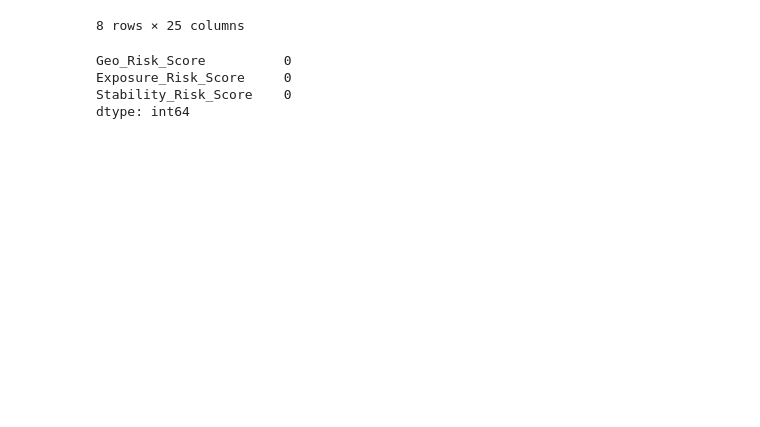
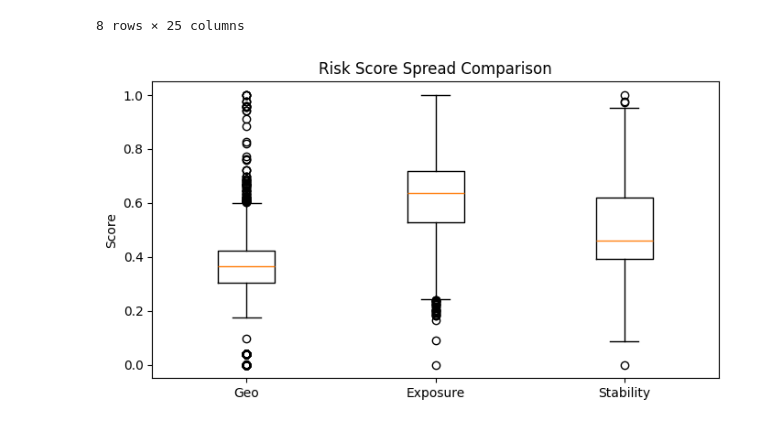
Before and after one commit to Deep6890/AEGIS-FIN, a Jupyter notebook: initial-bank-loan-risk-score-finder.ipynb, the cells around one changed output. Saved outputs shown, nothing was run; the diff lists cells and outputs as text; code cells hidden in the pictures; blank space fills up the shorter version.

```diff
--- a/initial-bank-loan-risk-score-finder.ipynb
+++ b/initial-bank-loan-risk-score-finder.ipynb
@@ -470,10 +470,25 @@ def build_three_scores(df):
                'Stability_Risk_Score']]
 
 scores = build_three_scores(cleanDF)
+scores['Baseline_Risk'] = (
+    0.4 * scores['Stability_Risk_Score'] +
+    0.35 * scores['Exposure_Risk_Score'] +
+    0.25 * scores['Geo_Risk_Score']
+)
+scores['Default'] = cleanDF['Default']
 
-scores.isnull().sum()
+scores.to_csv('d.csv')
-# %% [output]
-Geo_Risk_Score          0
-Exposure_Risk_Score     0
-Stability_Risk_Score    0
-dtype: int64
+# %%
+plt.figure(figsize=(7,4))
+plt.boxplot(
+    [scores['Geo_Risk_Score'],
+     scores['Exposure_Risk_Score'],
+     scores['Stability_Risk_Score']],
+    labels=['Geo', 'Exposure', 'Stability']
+)
+plt.title('Risk Score Spread Comparison')
+plt.ylabel('Score')
+plt.tight_layout()
+plt.show()
+# %% [output]
+[figure, added]
```
Also changed, not shown: parts of 5 cells of this notebook.
